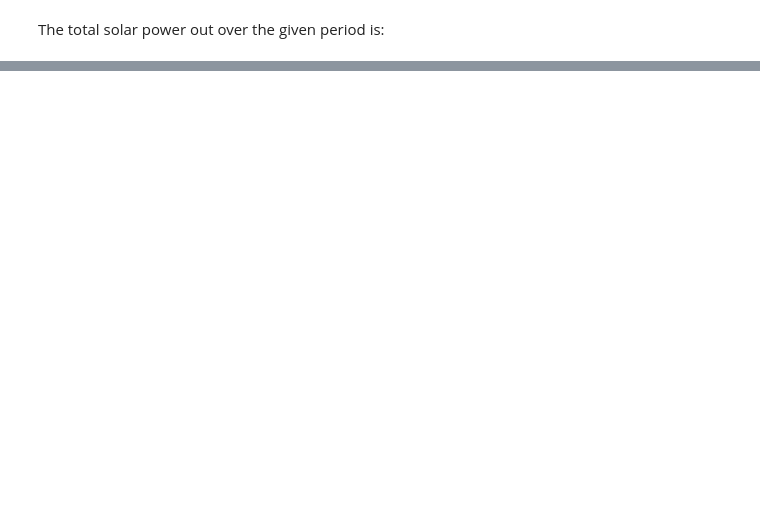
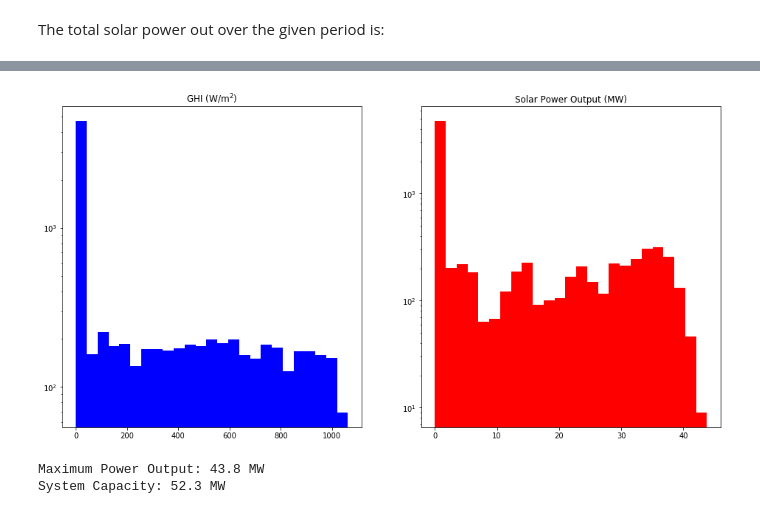
Before and after one commit to Breakthrough-Energy/PreREISE, a Jupyter notebook: prereise/gather/solardata/NSRDB/eda.ipynb, the cells around one changed output, grey strips where cells are left out. Cells and saved outputs as stored; diff of their text form; code cells hidden in the pictures; blank space fills up the shorter version.

```diff
--- a/prereise/gather/solardata/NSRDB/eda.ipynb
+++ b/prereise/gather/solardata/NSRDB/eda.ipynb
@@ -249,0 +248,19 @@ Total power produced: 119414 MW
+# %%
+def plot_year(df):
+    fig, axes = plt.subplots(1, 2, figsize=(16, 8))
+
+    axes[0].hist(df.GHI, bins = 25, log=True, color='b')
+    axes[0].set_title('GHI (W/m$^2$)')
+
+    axes[1].hist(df.Pout, bins = 25, log=True, color='r')
+    axes[1].set_title('Solar Power Output (MW)')
+# %%
+plot_year(data)
+# %% [output]
+[figure, added]
+# %%
+print("Maximum Power Output: %.1f MW" % data['Pout'].max())
+print("System Capacity: %.1f MW" % system_capacity)
+# %% [output]
+Maximum Power Output: 43.8 MW
+System Capacity: 52.3 MW
```
Also changed, not shown: parts of 9 cells of this notebook.
